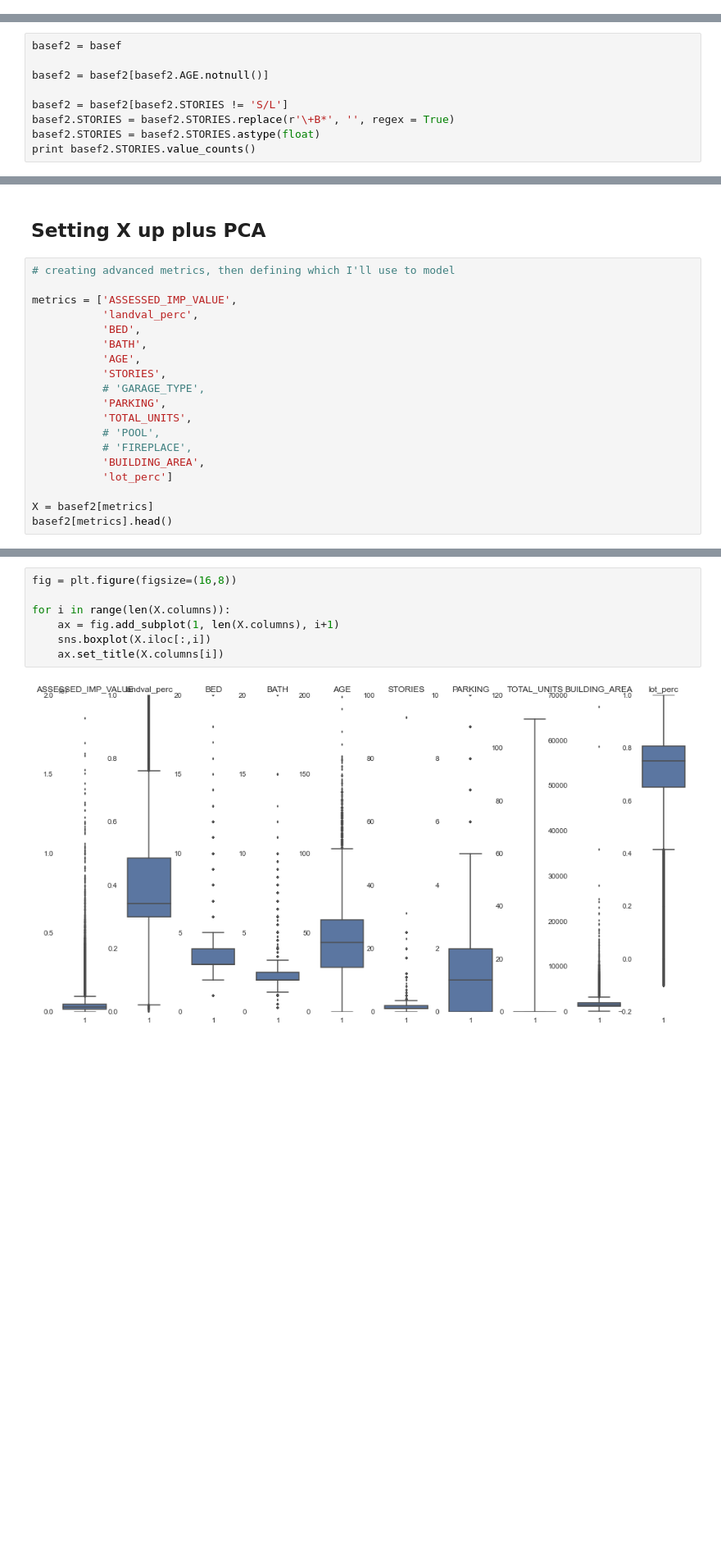
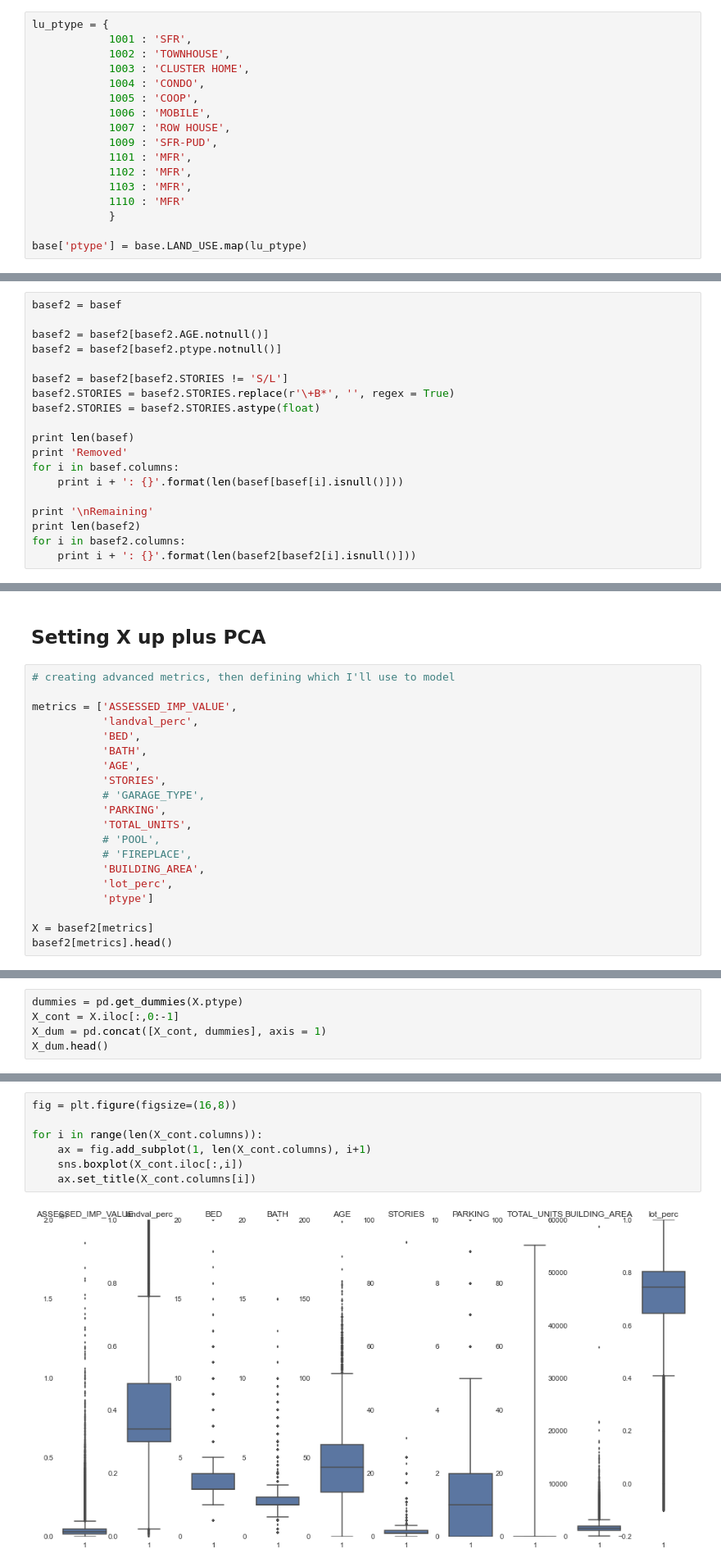
Before and after one commit to selwyth/featurehoods, a Jupyter notebook: work_sql_interface.ipynb, the cells around one changed output, grey strips where cells are left out. Shown at 82% size. Drawn from its saved outputs; the diff is of its cells as text; blank space fills up the shorter version.

```diff
--- a/work_sql_interface.ipynb
+++ b/work_sql_interface.ipynb
@@ -519,6 +519,23 @@ base[test == 1].sort(columns = 'LOT_SIZE', ascending = False).head()
 | 652103 | 123381 | 614385 | 737766 | 94952 | 3 | 3 | 18 | ... |
 # %% [markdown]
 ##Processing
+# %%
+lu_ptype = {
+            1001 : 'SFR',
+            1002 : 'TOWNHOUSE',
+            1003 : 'CLUSTER HOME',
+            1004 : 'CONDO',
+            1005 : 'COOP',
+            1006 : 'MOBILE',
+            1007 : 'ROW HOUSE',
+            1009 : 'SFR-PUD',
+            1101 : 'MFR',
+            1102 : 'MFR',
+            1103 : 'MFR',
+            1110 : 'MFR'
+            }
+
+base['ptype'] = base.LAND_USE.map(lu_ptype)
 # %%
 print len(base)
 
@@ -568,9 +585,19 @@ lot_perc: 435
 basef2 = basef
 
 basef2 = basef2[basef2.AGE.notnull()]
+basef2 = basef2[basef2.ptype.notnull()]
 
 basef2 = basef2[basef2.STORIES != 'S/L']
 basef2.STORIES = basef2.STORIES.replace(r'\+B*', '', regex = True)
 basef2.STORIES = basef2.STORIES.astype(float)
-print basef2.STORIES.value_counts()
+
+print len(basef)
+print 'Removed'
+for i in basef.columns:
+    print i + ': {}'.format(len(basef[basef[i].isnull()]))
+
+print '\nRemaining'
+print len(basef2)
+for i in basef2.columns:
+    print i + ': {}'.format(len(basef2[basef2[i].isnull()]))
 # %% [output]
@@ -640,7 +672,8 @@ metrics = ['ASSESSED_IMP_VALUE',
            # 'POOL',
            # 'FIREPLACE',
            'BUILDING_AREA',
-           'lot_perc']
+           'lot_perc',
+           'ptype']
 
 X = basef2[metrics]
 basef2[metrics].head()
@@ -658,0 +687,5 @@ basef2.lot_perc.hist()
+# %%
+dummies = pd.get_dummies(X.ptype)
+X_cont = X.iloc[:,0:-1]
+X_dum = pd.concat([X_cont, dummies], axis = 1)
+X_dum.head()
@@ -683,12 +727,12 @@ sns.pairplot(X)
 # %%
 fig = plt.figure(figsize=(16,8))
 
-for i in range(len(X.columns)):
-    ax = fig.add_subplot(1, len(X.columns), i+1)
-    sns.boxplot(X.iloc[:,i])
-    ax.set_title(X.columns[i])
+for i in range(len(X_cont.columns)):
+    ax = fig.add_subplot(1, len(X_cont.columns), i+1)
+    sns.boxplot(X_cont.iloc[:,i])
+    ax.set_title(X_cont.columns[i])
 # %% [output]
-[figure, old version]
+[figure, new version]
 # %%
 X.STORIES.describe()
 # X.TOTAL_UNITS.describe()
```
Also changed, not shown: parts of 29 cells of this notebook.
